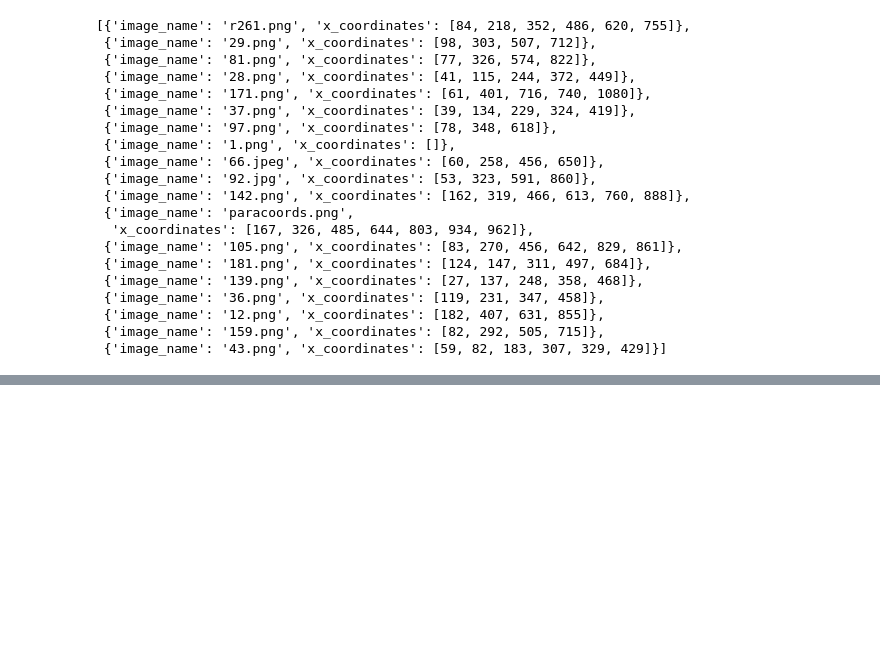
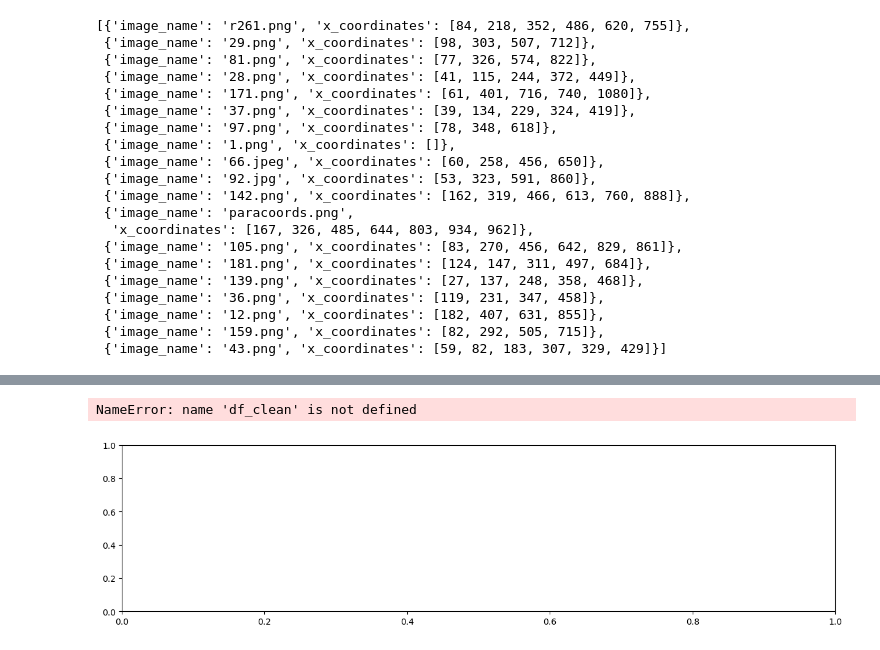
Before and after one commit to poonam2308/PaCoNet, a Jupyter notebook: notebooks/Untitled1.ipynb, the cells around one changed output, grey strips where cells are left out. Saved outputs shown, nothing was run; the diff lists cells and outputs as text; code cells hidden in the pictures; blank space fills up the shorter version.

```diff
--- a/notebooks/Untitled1.ipynb
+++ b/notebooks/Untitled1.ipynb
@@ -226,0 +260,26 @@ libpng warning: iCCP: profile 'icc': 0h: PCS illuminant is not D50
+# %%
+# Let's use a more reliable method with scipy and matplotlib directly
+from scipy.stats import gaussian_kde
+import numpy as np
+
+plt.figure(figsize=(15, 12))
+for i, attr in enumerate(attributes_to_plot, 1):
+    plt.subplot(3, 1, i)
+    data = df_clean[attr].dropna().astype(float).values
+
+    # Perform KDE
+    kde = gaussian_kde(data)
+    x_range = np.linspace(data.min(), data.max(), 1000)
+    y_kde = kde(x_range)
+
+    plt.plot(x_range, y_kde)
+    plt.fill_between(x_range, y_kde, alpha=0.3)
+    plt.title(f"Distribution Curve of {attr}")
+    plt.xlabel(attr)
+    plt.ylabel("Density")
+
+plt.tight_layout()
+plt.show()
+# %% [output]
+NameError: name 'df_clean' is not defined
+[figure, added]
```
Also changed, not shown: parts of 5 cells of this notebook, 22 other files.
